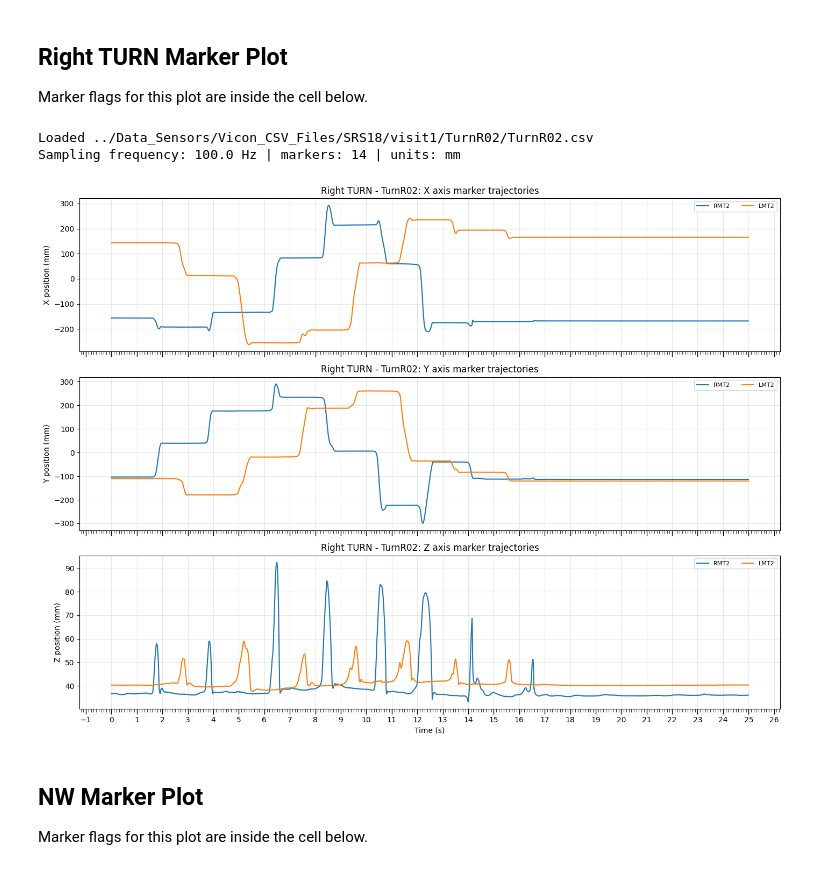
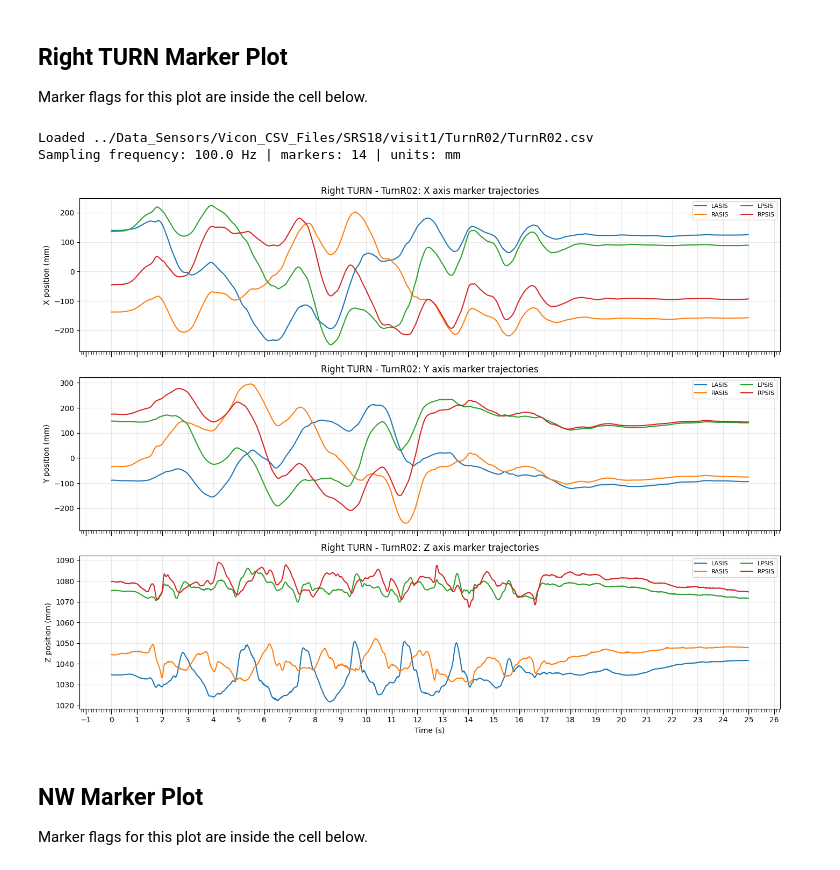
Before and after one commit to ahmedazhar2299/my-walk-sentinal, a Jupyter notebook: Sensors_Visualizers/vicon-visualzer.ipynb, the cells around one changed output. Cells and saved outputs as stored; diff of their text form; code cells hidden in the pictures.

```diff
--- a/Sensors_Visualizers/vicon-visualzer.ipynb
+++ b/Sensors_Visualizers/vicon-visualzer.ipynb
@@ -427,46 +427,46 @@ Marker flags for this plot are inside the cell below.
 # Toggle markers for this plot only.
 # True = show marker, False = hide marker.
 RIGHT_TURN_MARKERS = {
-    "LASIS": False,
-    "RASIS": False,
-    "LPSIS": False,
-    "RPSIS":False,
+    "LASIS": True,
+    "RASIS": True,
+    "LPSIS": True,
+    "RPSIS":True,
     "RLEK": False,
     "RMM": False,
     "RHEE": False,
-    "RMT2": True,
-    "LMT2": True,
+    "RMT2": False,
+    "LMT2": False,
     "LLEK": False,
     "LMM": False,
     "LHEE": False,
     "LSHO": False,
     "RSHO": False,
 }
 
 if TURN_RIGHT_FILE is None:
     print("No right TURN CSV found.")
 else:
     turn_right_df, turn_right_meta = load_vicon_marker_trajectories(TURN_RIGHT_FILE)
     print(f"Loaded {TURN_RIGHT_FILE}")
     print(f"Sampling frequency: {turn_right_meta['fs_hz']} Hz | markers: {len(turn_right_meta['markers'])} | units: {turn_right_meta['units']}")
     plot_marker_axes(
         turn_right_df,
         turn_right_meta,
         title=f"Right TURN - {TURN_RIGHT_FILE.parent.name}",
         markers=[],
         marker_visibility=RIGHT_TURN_MARKERS,
         show_x=SHOW_X,
         show_y=SHOW_Y,
         show_z=SHOW_Z,
         downsample=DOWNSAMPLE,
         separate=SEPARATE_FIGURE_PER_MARKER,
         x_major_tick_interval_s=X_MAJOR_TICK_INTERVAL_S,
         x_minor_tick_interval_s=X_MINOR_TICK_INTERVAL_S,
     )
 # %% [output]
 Loaded ../Data_Sensors/Vicon_CSV_Files/SRS18/visit1/TurnR02/TurnR02.csv
 Sampling frequency: 100.0 Hz | markers: 14 | units: mm
-[figure, old version]
+[figure, new version]
 # %% [markdown]
 ## NW Marker Plot
 
```
Also changed, not shown: 7 other files.
